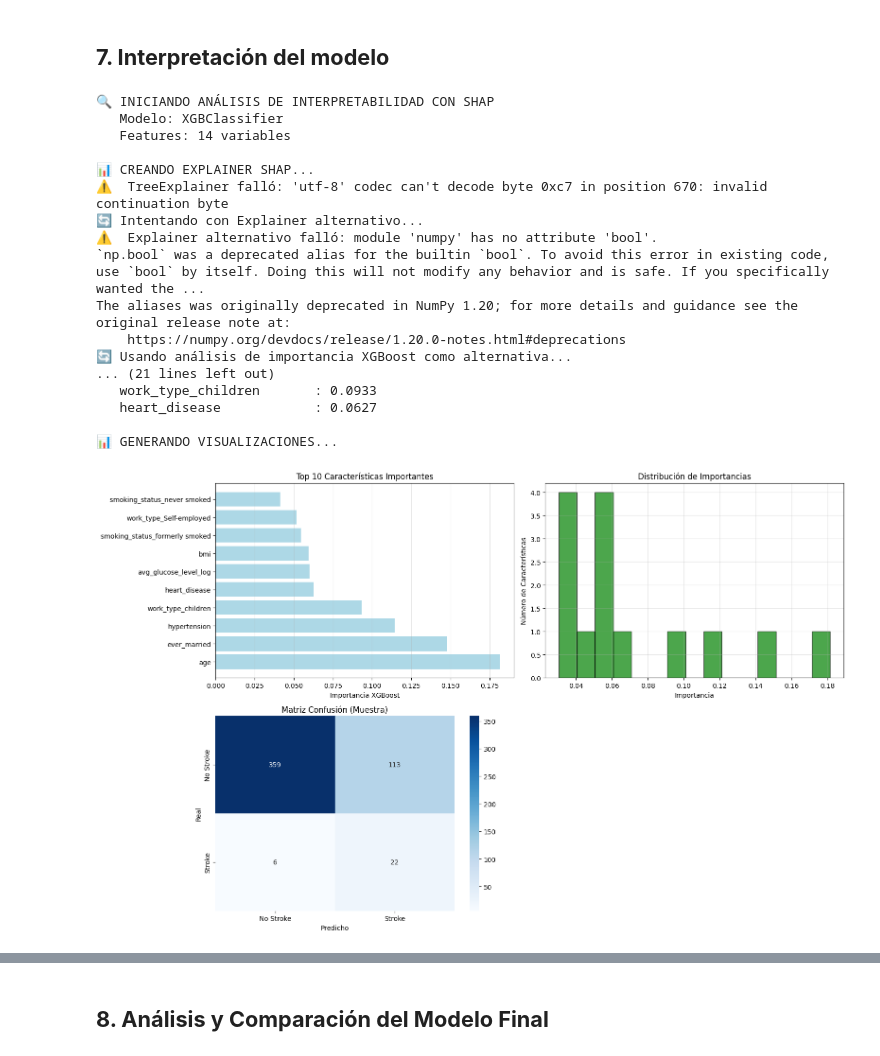
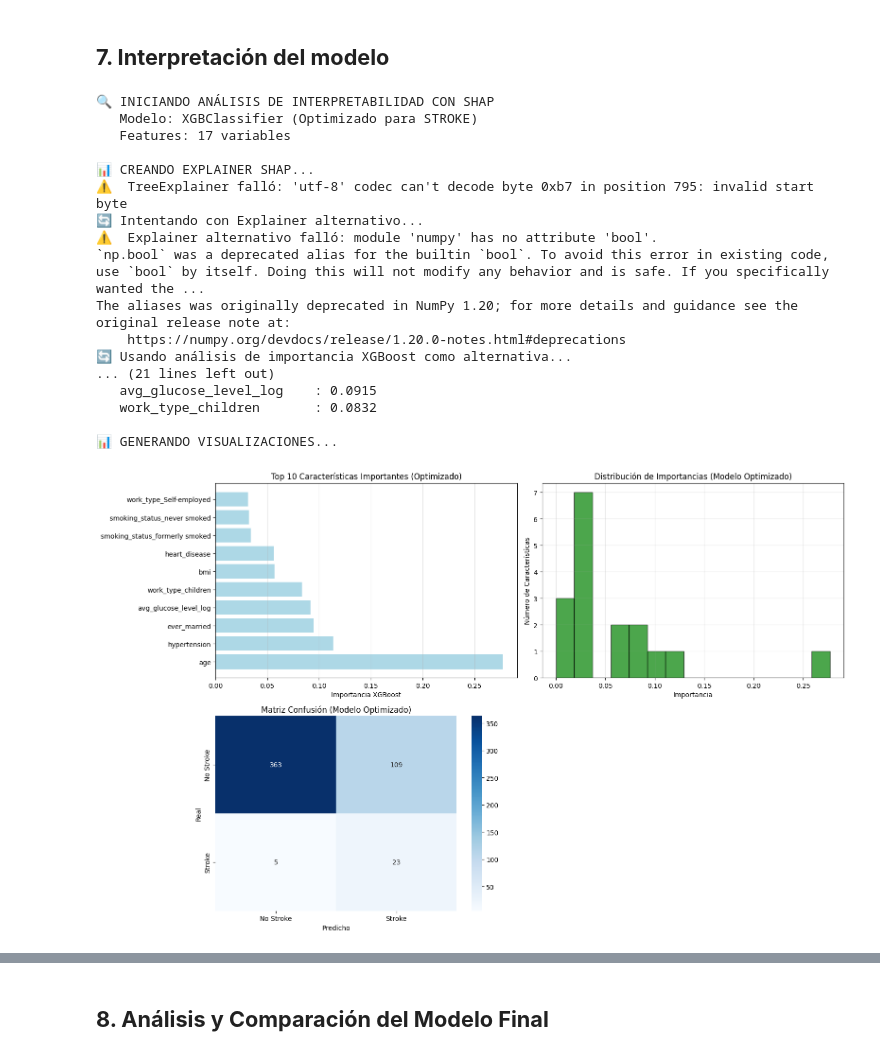
Before and after one commit to Bootcamp-IA-P4/data_scientist_g3, a Jupyter notebook: notebooks/modeling/xgboost.ipynb, the cells around one changed output, grey strips where cells are left out. Saved outputs shown, nothing was run; the diff lists cells and outputs as text; code cells hidden in the pictures.

Commit message:
model(xgboost): Improve optimized optuna and export the final model optimized - close #8

```diff
--- a/notebooks/modeling/xgboost.ipynb
+++ b/notebooks/modeling/xgboost.ipynb
@@ -345,7 +345,7 @@ result_weights = evaluate_balancing_technique(
 )
 balancing_results.append(result_weights)
 
-# 4. COMBINACIÓN: SMOTE + CLASS WEIGHTS (reducido)
+# 4. COMBINACIÓN: SMOTE + CLASS WEIGHTS (reducido) - CORREGIDO
 print(f"\n🔄 Aplicando SMOTE moderado + Class Weights...")
 smote_moderate = SMOTE(sampling_strategy=0.3, random_state=RANDOM_STATE)  # Solo hasta 30% de la mayoría
 X_train_moderate, y_train_moderate = smote_moderate.fit_resample(X_train, y_train)
@@ -353,11 +353,11 @@ X_train_moderate, y_train_moderate = smote_moderate.fit_resample(X_train, y_trai
 # Calcular nuevo peso después de SMOTE moderado
 new_pos_weight = (y_train_moderate == 0).sum() / (y_train_moderate == 1).sum()
 
+# ✅ CORREGIDO: Evaluar con datos balanceados Y aplicar class weights
 result_combined = evaluate_balancing_technique(
-    X_train, y_train,
+    X_train_moderate, y_train_moderate,  # ← Usar datos balanceados como base
     technique_name=f"4. SMOTE Moderado + Weights ({new_pos_weight:.1f})",
-    X_balanced=X_train_moderate,
-    y_balanced=y_train_moderate
+    scale_pos_weight=new_pos_weight      # ← Aplicar scale_pos_weight calculado
 )
 balancing_results.append(result_combined)
 # %% [output]
@@ -856,9 +1170,9 @@ print(f"✅ F1 Stroke: {test_metrics_opt['stroke_f1']:.4f} | Overfitting: {overf
 # %% [markdown]
 ## **7. Interpretación del modelo**
 # %%
-# ANÁLISIS SHAP - INTERPRETABILIDAD DEL MODELO
+# ANÁLISIS SHAP - INTERPRETABILIDAD DEL MODELO OPTIMIZADO ENFOCADO EN STROKE
 print("🔍 INICIANDO ANÁLISIS DE INTERPRETABILIDAD CON SHAP")
-print(f"   Modelo: {optimized_model.__class__.__name__}")
+print(f"   Modelo: {optimized_model.__class__.__name__} (Optimizado para STROKE)")
 print(f"   Features: {len(feature_names)} variables")
 
 # Crear explainer SHAP para XGBoost (con manejo de errores)
@@ -878,7 +1192,7 @@ except Exception as e:
 
     try:
         # Método 2: Explainer genérico con datos de background
-        background = X_train_opt.sample(min(100, len(X_train_opt)), random_state=RANDOM_STATE)
+        background = X_train_final_stroke.sample(min(100, len(X_train_final_stroke)), random_state=RANDOM_STATE)
         explainer = shap.Explainer(optimized_model, background)
         shap_values = explainer(X_test_sample).values
         print(f"✅ SHAP Explainer alternativo funcionando")
@@ -905,7 +1219,7 @@ if shap_values is not None:
         'xgb_importance': optimized_model.feature_importances_
     }).sort_values('shap_importance', ascending=False)
 
-    print("TOP 10 CARACTERÍSTICAS MÁS IMPORTANTES (SHAP):")
+    print("TOP 10 CARACTERÍSTICAS MÁS IMPORTANTES (SHAP) - MODELO OPTIMIZADO:")
     for i, row in importance_df.head(10).iterrows():
         print(f"   {row['feature']:<25}: SHAP {row['shap_importance']:.4f} | XGB {row['xgb_importance']:.4f}")
 else:
@@ -915,7 +1229,7 @@ else:
         'xgb_importance': optimized_model.feature_importances_
     }).sort_values('xgb_importance', ascending=False)
 
-    print("TOP 10 CARACTERÍSTICAS MÁS IMPORTANTES (XGBoost):")
+    print("TOP 10 CARACTERÍSTICAS MÁS IMPORTANTES (XGBoost) - MODELO OPTIMIZADO:")
     for i, row in importance_df.head(10).iterrows():
         print(f"   {row['feature']:<25}: {row['xgb_importance']:.4f}")
 
@@ -941,7 +1255,7 @@ if shap_values is not None:
             print(f"   {row['feature']:<25}: {row['stroke_influence']:.4f}")
 else:
     print(f"\n🎯 ANÁLISIS SIMPLIFICADO (solo XGBoost importance disponible)")
-    print("   Las características más importantes para el modelo son:")
+    print("   Las características más importantes para el modelo optimizado son:")
     for i, row in importance_df.head(5).iterrows():
         print(f"   {row['feature']:<25}: {row['xgb_importance']:.4f}")
 
@@ -979,7 +1293,7 @@ if shap_values is not None:
 
     plt.yticks(x_pos, comparison_df['feature'])
     plt.xlabel('Importancia')
-    plt.title('Comparación: XGBoost vs SHAP')
+    plt.title('Comparación: XGBoost vs SHAP (Optimizado)')
     plt.legend()
     plt.grid(axis='x', alpha=0.3)
 
@@ -1003,7 +1317,7 @@ if shap_values is not None:
     plt.scatter(shap_sum, y_pred_proba_sample, alpha=0.6, color='purple')
     plt.xlabel('Suma de Valores SHAP')
     plt.ylabel('Probabilidad Predicha')
-    plt.title('SHAP vs Probabilidad Predicha')
+    plt.title('SHAP vs Probabilidad Predicha (Optimizado)')
     plt.grid(alpha=0.3)
 
     correlation = np.corrcoef(shap_sum, y_pred_proba_sample)[0, 1]
@@ -1019,7 +1333,7 @@ else:
     plt.barh(range(len(top_features)), top_features['xgb_importance'], color='lightblue')
     plt.yticks(range(len(top_features)), top_features['feature'])
     plt.xlabel('Importancia XGBoost')
-    plt.title('Top 10 Características Importantes')
+    plt.title('Top 10 Características Importantes (Optimizado)')
     plt.grid(axis='x', alpha=0.3)
 
     # 2. Distribución de importancias
@@ -1027,7 +1341,7 @@ else:
     plt.hist(optimized_model.feature_importances_, bins=15, alpha=0.7, color='green', edgecolor='black')
     plt.xlabel('Importancia')
     plt.ylabel('Número de Características')
-    plt.title('Distribución de Importancias')
+    plt.title('Distribución de Importancias (Modelo Optimizado)')
     plt.grid(alpha=0.3)
 
 # Gráfico común: Predicciones vs Realidad
@@ -1039,7 +1353,7 @@ import seaborn as sns
 sns.heatmap(cm_sample, annot=True, fmt='d', cmap='Blues',
             xticklabels=['No Stroke', 'Stroke'],
             yticklabels=['No Stroke', 'Stroke'], ax=ax_common)
-ax_common.set_title('Matriz Confusión (Muestra)')
+ax_common.set_title('Matriz Confusión (Modelo Optimizado)')
 ax_common.set_ylabel('Real')
 ax_common.set_xlabel('Predicho')
 
@@ -1051,7 +1365,7 @@ print(f"\n" + "="*60)
 print("📋 RESUMEN DEL ANÁLISIS DE INTERPRETABILIDAD")
 print("="*60)
 
-print(f"\n🔍 CARACTERÍSTICAS CLAVE PARA RIESGO DE ICTUS:")
+print(f"\n🔍 CARACTERÍSTICAS CLAVE PARA RIESGO DE ICTUS (MODELO OPTIMIZADO):")
 for i, row in importance_df.head(5).iterrows():
     if shap_values is not None and 'shap_importance' in row:
         print(f"   {i+1}. {row['feature']:<25} (SHAP: {row['shap_importance']:.4f} | XGB: {row['xgb_importance']:.4f})")
@@ -1059,12 +1373,12 @@ for i, row in importance_df.head(5).iterrows():
         print(f"   {i+1}. {row['feature']:<25} (XGB: {row['xgb_importance']:.4f})")
 
 if shap_values is not None:
-    print(f"\n📊 ESTADÍSTICAS SHAP:")
+    print(f"\n📊 ESTADÍSTICAS SHAP (MODELO OPTIMIZADO):")
     print(f"   Valor SHAP promedio: {np.abs(shap_values).mean():.4f}")
     print(f"   Valor SHAP máximo: {np.abs(shap_values).max():.4f}")
     print(f"   Característica más influyente: {importance_df.iloc[0]['feature']}")
 
-    print(f"\n⚖️ CONSISTENCIA DEL MODELO:")
+    print(f"\n⚖️ CONSISTENCIA DEL MODELO OPTIMIZADO:")
     print(f"   Correlación SHAP-Predicción: {correlation:.3f}")
     if correlation > 0.9:
         print("   ✅ Modelo altamente consistente")
@@ -1073,53 +1387,56 @@ if shap_values is not None:
     else:
         print("   ⚠️  Revisar consistencia del modelo")
 else:
-    print(f"\n📊 ESTADÍSTICAS XGBoost:")
+    print(f"\n📊 ESTADÍSTICAS XGBoost (MODELO OPTIMIZADO):")
     print(f"   Importancia promedio: {optimized_model.feature_importances_.mean():.4f}")
     print(f"   Importancia máxima: {optimized_model.feature_importances_.max():.4f}")
     print(f"   Característica más importante: {importance_df.iloc[0]['feature']}")
 
 # Guardar resultados para el informe
 if shap_values is not None:
-    analysis_results = {
+    optimized_analysis_results = {
         'top_features': importance_df.head(10).to_dict('records'),
         'feature_importance_shap': feature_importance_shap,
         'shap_correlation': correlation,
         'most_important_feature': importance_df.iloc[0]['feature'],
-        'analysis_type': 'SHAP + XGBoost',
-        'sample_size': sample_size
+        'analysis_type': 'SHAP + XGBoost (Optimizado para Stroke)',
+        'sample_size': sample_size,
+        'model_type': 'Optimized stroke-focused model'
     }
 else:
-    analysis_results = {
+    optimized_analysis_results = {
         'top_features': importance_df.head(10).to_dict('records'),
         'feature_importance_xgb': optimized_model.feature_importances_,
         'most_important_feature': importance_df.iloc[0]['feature'],
-        'analysis_type': 'XGBoost only',
-        'sample_size': sample_size
+        'analysis_type': 'XGBoost only (Optimizado para Stroke)',
+        'sample_size': sample_size,
+        'model_type': 'Optimized stroke-focused model'
     }
 
 print(f"\n✅ ANÁLISIS DE INTERPRETABILIDAD COMPLETADO")
 print(f"✅ {len(importance_df)} características analizadas")
-print(f"✅ Método utilizado: {analysis_results['analysis_type']}")
-print(f"✅ Interpretabilidad del modelo establecida")
+print(f"✅ Método utilizado: {optimized_analysis_results['analysis_type']}")
+print(f"✅ Interpretabilidad del modelo OPTIMIZADO establecida")
+print(f"🎯 Análisis específico del modelo optimizado para detección de ICTUS")
 # %% [output]
 🔍 INICIANDO ANÁLISIS DE INTERPRETABILIDAD CON SHAP
-   Modelo: XGBClassifier
-   Features: 14 variables
+   Modelo: XGBClassifier (Optimizado para STROKE)
+   Features: 17 variables
 
 📊 CREANDO EXPLAINER SHAP...
-⚠️  TreeExplainer falló: 'utf-8' codec can't decode byte 0xc7 in position 670: invalid continuation byte
+⚠️  TreeExplainer falló: 'utf-8' codec can't decode byte 0xb7 in position 795: invalid start byte
 🔄 Intentando con Explainer alternativo...
 ⚠️  Explainer alternativo falló: module 'numpy' has no attribute 'bool'.
 `np.bool` was a deprecated alias for the builtin `bool`. To avoid this error in existing code, use `bool` by itself. Doing this will not modify any behavior and is safe. If you specifically wanted the ...
 The aliases was originally deprecated in NumPy 1.20; for more details and guidance see the original release note at:
     https://numpy.org/devdocs/release/1.20.0-notes.html#deprecations
 🔄 Usando análisis de importancia XGBoost como alternativa...
 ... (21 lines left out)
-   work_type_children       : 0.0933
-   heart_disease            : 0.0627
+   avg_glucose_level_log    : 0.0915
+   work_type_children       : 0.0832
 
 📊 GENERANDO VISUALIZACIONES...
-[figure, old version]
+[figure, new version]
 ============================================================
 📋 RESUMEN DEL ANÁLISIS DE INTERPRETABILIDAD
 ============================================================
```
Also changed, not shown: parts of 10 cells of this notebook, 5 other files.
